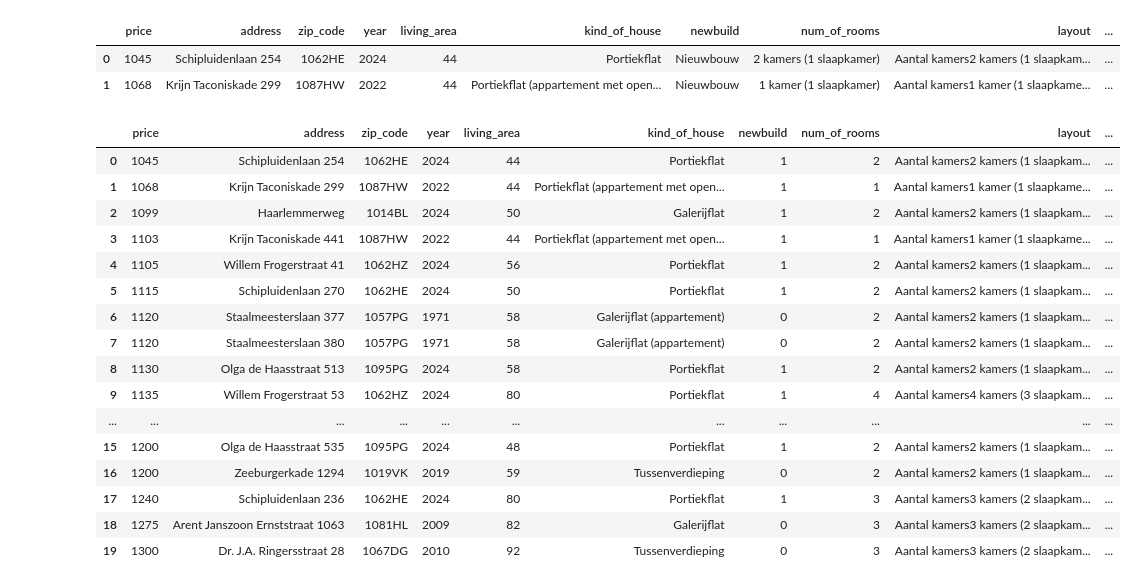
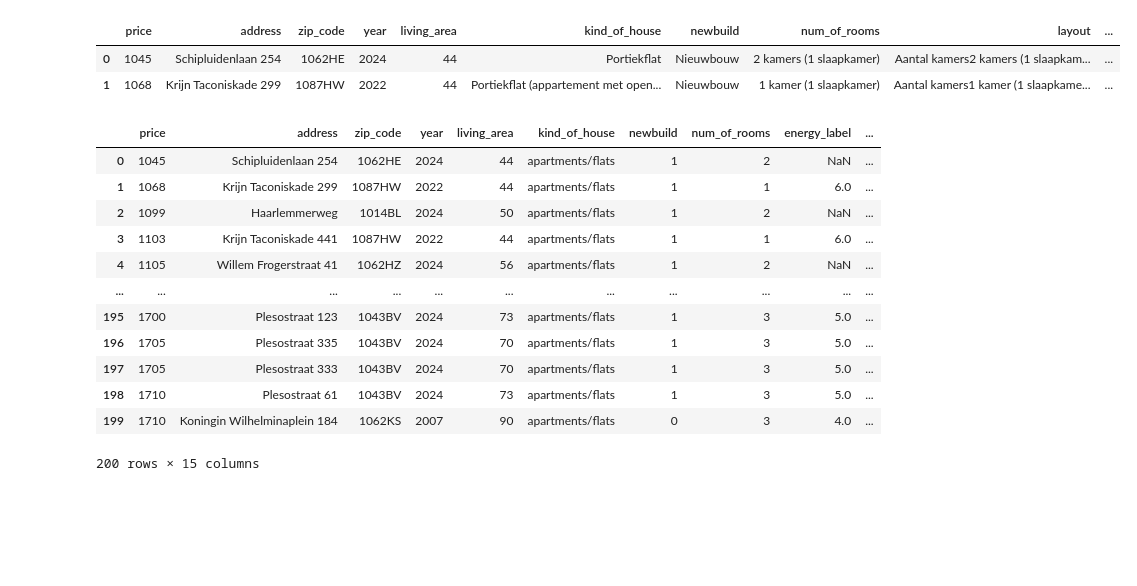
Before and after one commit to TheAphander/rentalprediction, a Jupyter notebook: datacleaningfunda.ipynb, the cells around one changed output. Cells and saved outputs as stored; diff of their text form; code cells hidden in the pictures; blank space fills up the shorter version.

Commit message:
one-hot coded the type of home

```diff
--- a/datacleaningfunda.ipynb
+++ b/datacleaningfunda.ipynb
@@ -88,54 +88,99 @@ df['num_of_separate_toilets'] = df['layout'].str.extract(r'(\d+) apart')
 # extract the floor number of house
 df['floor_of_house'] = df['layout'].str.extract(r'Gelegen op(\w+)')
 df['floor_of_house'] = df['floor_of_house'].str.replace('e', '')
+
+df = df.drop(columns={'layout'})
 
 
 # parking
 df['parking'] = df['parking'].apply(lambda x: 1 if 'Soort parkeergelegenheid' in x else 0)
 
 # dummy newbuild
 df['newbuild'] = df['newbuild'].apply(lambda x: 1 if 'Nieuwbouw' in x else 0)
 
 # Turn the energy labels into ordinal values with NaN if value is missing
 def check_energy_label(label):
     if 'A++++' in label:
         return 8
     elif 'A+++' in label:
         return 7
     elif 'A++' in label:
         return 6
     elif 'A+' in label:
         return 5
     elif 'A' in label:
         return 4
     elif 'B' in label:
         return 3
     elif 'C' in label:
         return 2
     elif 'D' in label:
         return 1
     else:
         return np.nan
 
 df['energy_label'] = df['energy_label'].astype(str).apply(check_energy_label)
 
-df.head(20)
+def categorize_housing_type(housing_type):
+    apartments_flats = [
+        'Portiekflat', 'Portiekflat (appartement met open portiek)', 'Galerijflat',
+        'Galerijflat (appartement)', 'Portiekflat (appartement)', 'Tussenverdieping',
+        'Bovenwoning (appartement)', 'Portiekwoning (appartement)', 'Benedenwoning (appartement)',
+        'Maisonnette', 'Tussenverdieping (appartement)', 'Bovenwoning (appartement met open portiek)',
+        'Benedenwoning (souterrain)', 'Benedenwoning (souterrain met open portiek)', 'Dubbel benedenhuis',
+        'Maisonnette (appartement)', 'Dubbel benedenhuis (appartement)', 'Bovenwoning (dubbel bovenhuis)',
+        'Benedenwoning (appartement met open portiek)', 'Tussenverdieping (appartement met open portiek)',
+        'Bovenwoning (open portiek)', 'Beneden + bovenwoning (appartement met open portiek)',
+        'Tussenverdieping (open portiek)', 'Beneden + bovenwoning (bel-etage)', 'Benedenwoning (bel-etage)',
+        'Penthouse (appartement)', 'Dubbel benedenhuis (bel-etage)', 'Dubbel benedenhuis (appartement met open portiek)',
+        'Tussenverdieping (service flat)'
+    ]
+    single_family_homes = [
+        'Eengezinswoning, tussenwoning', 'Eengezinswoning, tussenwoning (hofjeswoning)',
+        'Eengezinswoning, geschakelde woning', 'Eengezinswoning, hoekwoning',
+        'Eengezinswoning, tussenwoning (split-level woning)', 'Eengezinswoning, tussenwoning (drive-in woning)',
+        'Eengezinswoning, 2-onder-1-kapwoning'
+    ]
+    duplex_multi_level_homes = [
+        'Beneden + bovenwoning', 'Benedenwoning (dubbel bovenhuis)', 'Maisonnette (dubbel bovenhuis)',
+        'Dubbel benedenhuis (dubbel bovenhuis met open portiek)', 'Bovenwoning (dubbel bovenhuis met open portiek)',
+        'Beneden + bovenwoning (appartement)'
+    ]
+    luxury_homes = [
+        'Penthouse', 'Herenhuis, tussenwoning', 'Villa, halfvrijstaande woning (waterwoning)',
+        'Landhuis, 2-onder-1-kapwoning', 'Grachtenpand, tussenwoning'
+    ]
+    waterfront_homes = ['Woonboot, vrijstaande woning (waterwoning)']
+
+    if housing_type in apartments_flats:
+        return 'apartments/flats'
+    elif housing_type in single_family_homes:
+        return 'single-family homes'
+    elif housing_type in duplex_multi_level_homes:
+        return 'duplex/multi-level homes'
+    elif housing_type in luxury_homes:
+        return 'luxury homes'
+    elif housing_type in waterfront_homes:
+        return 'waterfront homes'
+    else:
+        return np.nan
+
+# Apply the function to the DataFrame
+df['kind_of_house'] = df['kind_of_house'].apply(categorize_housing_type)
+
+df.head(200)
 # %% [output]
-|  | price | address | zip_code | year | living_area | kind_of_house | newbuild | num_of_rooms | layout | ... |
-| 0 | 1045 | Schipluidenlaan 254 | 1062HE | 2024 | 44 | Portiekflat | 1 | 2 | Aantal kamers2 kamers (1 slaapkam... | ... |
-| 1 | 1068 | Krijn Taconiskade 299 | 1087HW | 2022 | 44 | Portiekflat (appartement met open... | 1 | 1 | Aantal kamers1 kamer (1 slaapkame... | ... |
-| 2 | 1099 | Haarlemmerweg | 1014BL | 2024 | 50 | Galerijflat | 1 | 2 | Aantal kamers2 kamers (1 slaapkam... | ... |
-| 3 | 1103 | Krijn Taconiskade 441 | 1087HW | 2022 | 44 | Portiekflat (appartement met open... | 1 | 1 | Aantal kamers1 kamer (1 slaapkame... | ... |
-| 4 | 1105 | Willem Frogerstraat 41 | 1062HZ | 2024 | 56 | Portiekflat | 1 | 2 | Aantal kamers2 kamers (1 slaapkam... | ... |
-| 5 | 1115 | Schipluidenlaan 270 | 1062HE | 2024 | 50 | Portiekflat | 1 | 2 | Aantal kamers2 kamers (1 slaapkam... | ... |
-| 6 | 1120 | Staalmeesterslaan 377 | 1057PG | 1971 | 58 | Galerijflat (appartement) | 0 | 2 | Aantal kamers2 kamers (1 slaapkam... | ... |
-| 7 | 1120 | Staalmeesterslaan 380 | 1057PG | 1971 | 58 | Galerijflat (appartement) | 0 | 2 | Aantal kamers2 kamers (1 slaapkam... | ... |
-| 8 | 1130 | Olga de Haasstraat 513 | 1095PG | 2024 | 58 | Portiekflat | 1 | 2 | Aantal kamers2 kamers (1 slaapkam... | ... |
-| 9 | 1135 | Willem Frogerstraat 53 | 1062HZ | 2024 | 80 | Portiekflat | 1 | 4 | Aantal kamers4 kamers (3 slaapkam... | ... |
+|  | price | address | zip_code | year | living_area | kind_of_house | newbuild | num_of_rooms | energy_label | ... |
+| 0 | 1045 | Schipluidenlaan 254 | 1062HE | 2024 | 44 | apartments/flats | 1 | 2 | NaN | ... |
+| 1 | 1068 | Krijn Taconiskade 299 | 1087HW | 2022 | 44 | apartments/flats | 1 | 1 | 6.0 | ... |
+| 2 | 1099 | Haarlemmerweg | 1014BL | 2024 | 50 | apartments/flats | 1 | 2 | NaN | ... |
+| 3 | 1103 | Krijn Taconiskade 441 | 1087HW | 2022 | 44 | apartments/flats | 1 | 1 | 6.0 | ... |
+| 4 | 1105 | Willem Frogerstraat 41 | 1062HZ | 2024 | 56 | apartments/flats | 1 | 2 | NaN | ... |
 | ... | ... | ... | ... | ... | ... | ... | ... | ... | ... | ... |
-| 15 | 1200 | Olga de Haasstraat 535 | 1095PG | 2024 | 48 | Portiekflat | 1 | 2 | Aantal kamers2 kamers (1 slaapkam... | ... |
-| 16 | 1200 | Zeeburgerkade 1294 | 1019VK | 2019 | 59 | Tussenverdieping | 0 | 2 | Aantal kamers2 kamers (1 slaapkam... | ... |
-| 17 | 1240 | Schipluidenlaan 236 | 1062HE | 2024 | 80 | Portiekflat | 1 | 3 | Aantal kamers3 kamers (2 slaapkam... | ... |
-| 18 | 1275 | Arent Janszoon Ernststraat 1063 | 1081HL | 2009 | 82 | Galerijflat | 0 | 3 | Aantal kamers3 kamers (2 slaapkam... | ... |
-| 19 | 1300 | Dr. J.A. Ringersstraat 28 | 1067DG | 2010 | 92 | Tussenverdieping | 0 | 3 | Aantal kamers3 kamers (2 slaapkam... | ... |
+| 195 | 1700 | Plesostraat 123 | 1043BV | 2024 | 73 | apartments/flats | 1 | 3 | 5.0 | ... |
+| 196 | 1705 | Plesostraat 335 | 1043BV | 2024 | 70 | apartments/flats | 1 | 3 | 5.0 | ... |
+| 197 | 1705 | Plesostraat 333 | 1043BV | 2024 | 70 | apartments/flats | 1 | 3 | 5.0 | ... |
+| 198 | 1710 | Plesostraat 61 | 1043BV | 2024 | 73 | apartments/flats | 1 | 3 | 5.0 | ... |
+| 199 | 1710 | Koningin Wilhelminaplein 184 | 1062KS | 2007 | 90 | apartments/flats | 0 | 3 | 4.0 | ... |
+200 rows × 15 columns
 # %%
```
Also changed, not shown: parts of 4 cells of this notebook.
